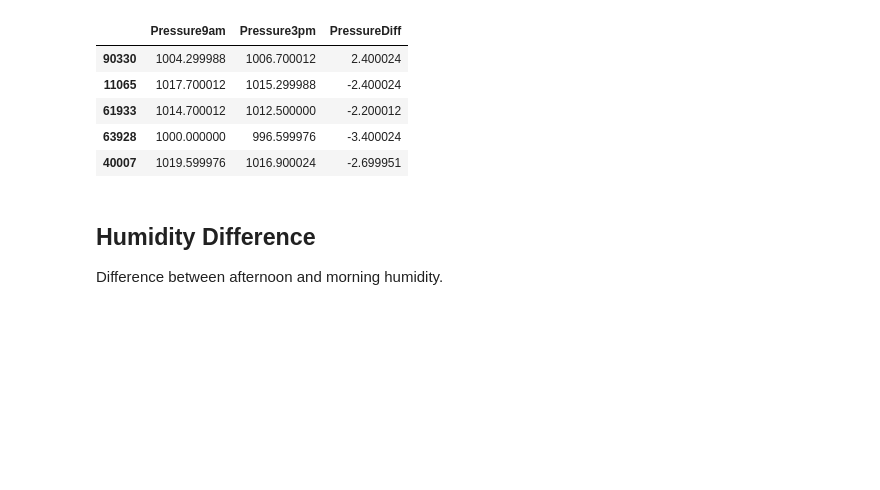
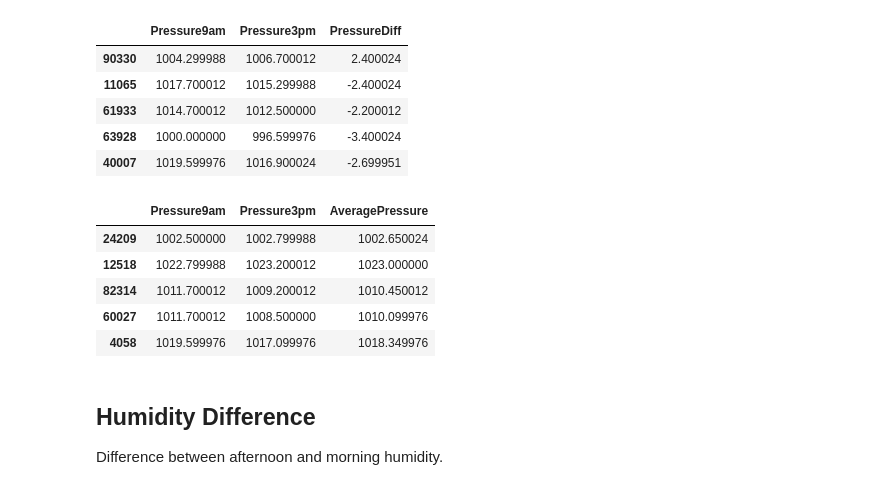
Before and after one commit to theyoussefmoussa/aus-weather-analysis, a Jupyter notebook: notebooks/05_feature_engineering.ipynb, the cells around one changed output. Cells and saved outputs as stored; diff of their text form; code cells hidden in the pictures; blank space fills up the shorter version.

```diff
--- a/notebooks/05_feature_engineering.ipynb
+++ b/notebooks/05_feature_engineering.ipynb
@@ -140,6 +164,18 @@ X_train[["Pressure9am","Pressure3pm","PressureDiff"]].head()
 | 61933 | 1014.700012 | 1012.500000 | -2.200012 |
 | 63928 | 1000.000000 | 996.599976 | -3.400024 |
 | 40007 | 1019.599976 | 1016.900024 | -2.699951 |
+# %%
+for df in [X_train, X_test]:
+    df['AveragePressure'] = (df['Pressure9am'] + df['Pressure3pm']) / 2
+
+X_train[['Pressure9am', 'Pressure3pm', 'AveragePressure']].head()
+# %% [output]
+|  | Pressure9am | Pressure3pm | AveragePressure |
+| 24209 | 1002.500000 | 1002.799988 | 1002.650024 |
+| 12518 | 1022.799988 | 1023.200012 | 1023.000000 |
+| 82314 | 1011.700012 | 1009.200012 | 1010.450012 |
+| 60027 | 1011.700012 | 1008.500000 | 1010.099976 |
+| 4058 | 1019.599976 | 1017.099976 | 1018.349976 |
 # %% [markdown]
 ## Humidity Difference
 
```
Also changed, not shown: parts of 26 cells of this notebook, 7 other files.
